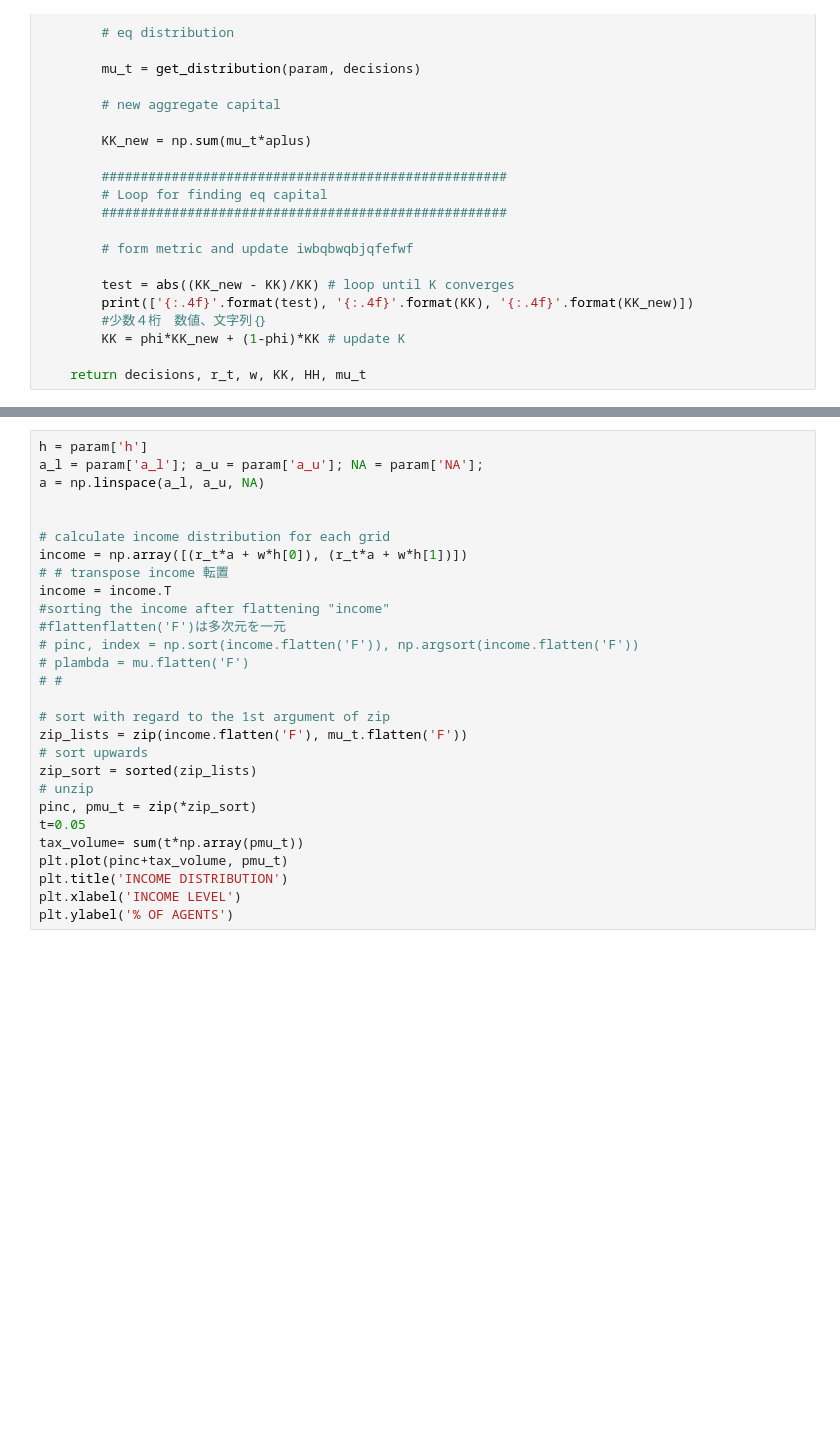
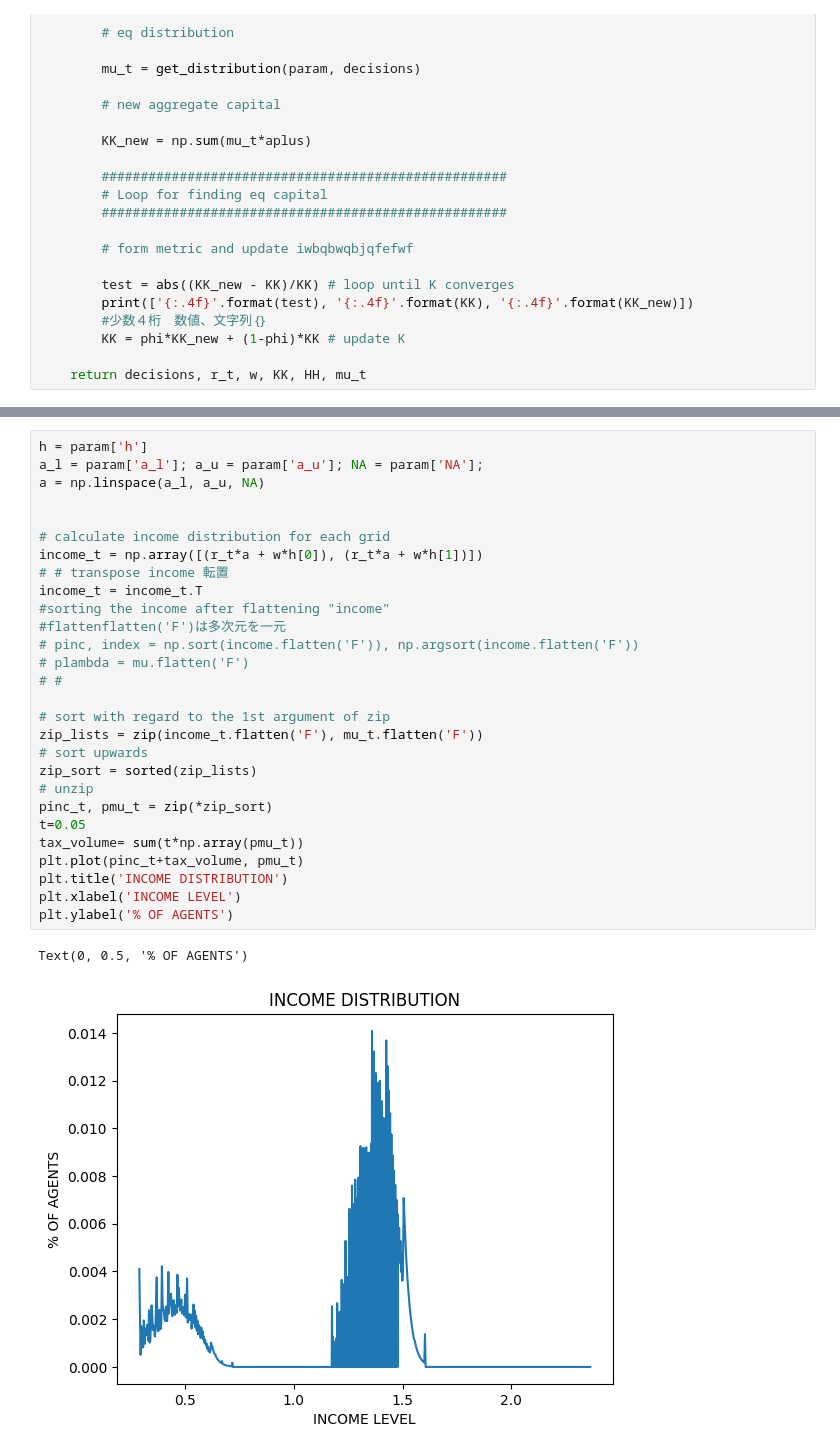
Before and after one commit to TomoharuKurosu/TomoharuKurosu, a Jupyter notebook: TomoharuKurosu_22107627_final.ipynb, the cells around one changed output, grey strips where cells are left out. Cells and saved outputs as stored; diff of their text form; blank space fills up the shorter version.

```diff
--- a/TomoharuKurosu_22107627_final.ipynb
+++ b/TomoharuKurosu_22107627_final.ipynb
@@ -537,31 +581,34 @@ param = setPar()
 # %%
 h = param['h']
 a_l = param['a_l']; a_u = param['a_u']; NA = param['NA'];
 a = np.linspace(a_l, a_u, NA)
 
 
 # calculate income distribution for each grid
-income = np.array([(r_t*a + w*h[0]), (r_t*a + w*h[1])])
+income_t = np.array([(r_t*a + w*h[0]), (r_t*a + w*h[1])])
 # # transpose income 転置
-income = income.T
+income_t = income_t.T
 #sorting the income after flattening "income"
 #flattenflatten('F')は多次元を一元
 # pinc, index = np.sort(income.flatten('F')), np.argsort(income.flatten('F'))
 # plambda = mu.flatten('F')
 # #
 
 # sort with regard to the 1st argument of zip
-zip_lists = zip(income.flatten('F'), mu_t.flatten('F'))
+zip_lists = zip(income_t.flatten('F'), mu_t.flatten('F'))
 # sort upwards
 zip_sort = sorted(zip_lists)
 # unzip
-pinc, pmu_t = zip(*zip_sort)
+pinc_t, pmu_t = zip(*zip_sort)
 t=0.05
 tax_volume= sum(t*np.array(pmu_t))
-plt.plot(pinc+tax_volume, pmu_t)
+plt.plot(pinc_t+tax_volume, pmu_t)
 plt.title('INCOME DISTRIBUTION')
 plt.xlabel('INCOME LEVEL')
 plt.ylabel('% OF AGENTS')
+# %% [output]
+Text(0, 0.5, '% OF AGENTS')
+[figure, added]
 # %%
 from re import T
 summary = (KK,r-T, w)
```
Also changed, not shown: parts of 7 cells of this notebook.
